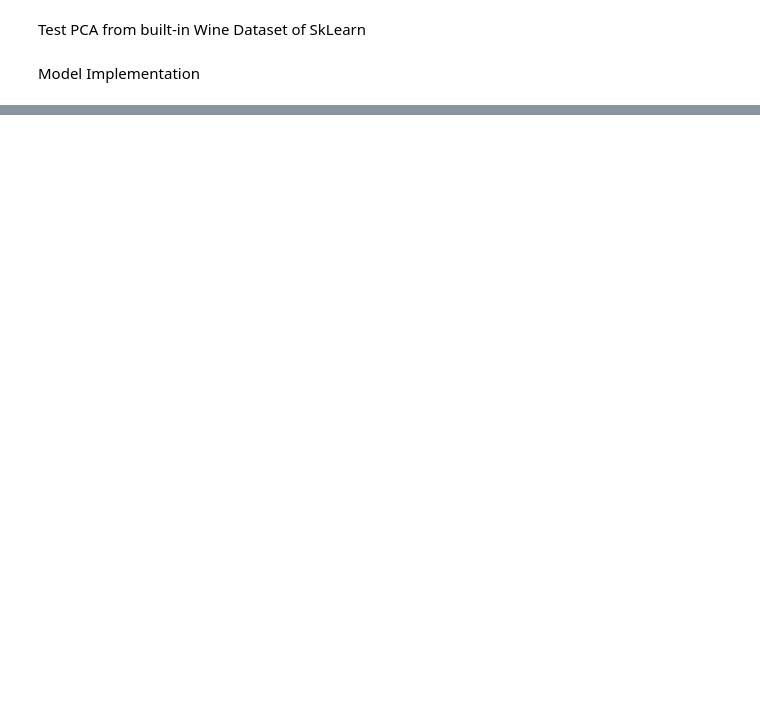
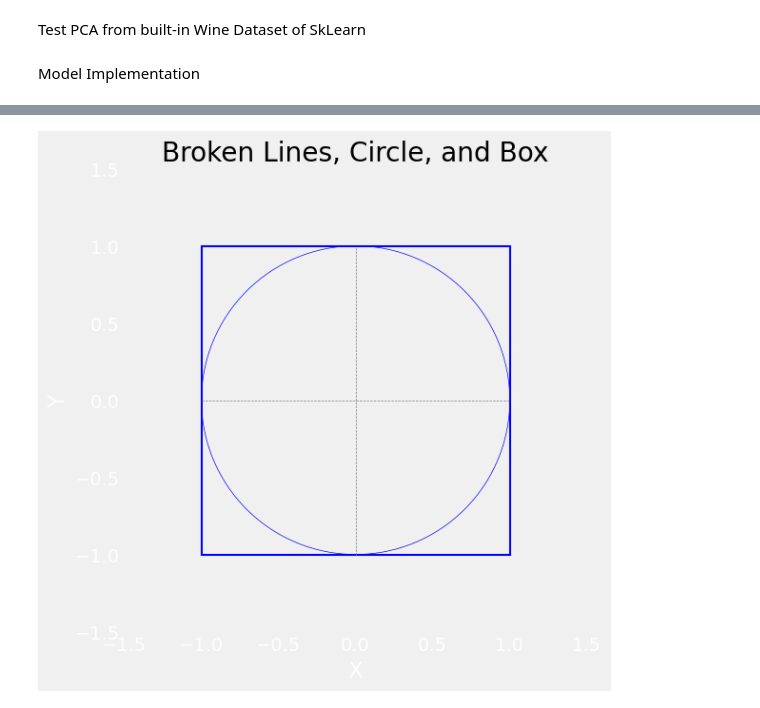
Before and after one commit to bryancastillo10/Machine-Learning-Projects, a Jupyter notebook: 02_PCA/01_wine_demo.ipynb, the cells around one changed output, grey strips where cells are left out. Drawn from its saved outputs; the diff is of its cells as text; code cells hidden in the pictures; blank space fills up the shorter version.

```diff
--- a/02_PCA/01_wine_demo.ipynb
+++ b/02_PCA/01_wine_demo.ipynb
@@ -120,0 +174,33 @@ plt.show()
+# %%
+import matplotlib.pyplot as plt
+
+# Plot the broken lines, circle, and box
+plt.figure(figsize=(6, 6))
+
+# Draw the circle
+circle_radius = 1
+circle = plt.Circle((0, 0), circle_radius, facecolor='none', edgecolor='b')
+plt.gca().add_artist(circle)
+
+# Adjust the size of the box to match the diameter of the circle
+box_width = 2 * circle_radius
+box_height = 2 * circle_radius
+
+# Draw the box
+box = plt.Rectangle((-circle_radius, -circle_radius), box_width, box_height, fill=False, edgecolor='b', linewidth=1.5)
+plt.gca().add_patch(box)
+
+# Draw broken lines across zero of each axis with thinner linewidth
+plt.hlines(0, -circle_radius, circle_radius, linestyles='dashed', colors='gray', linewidth=0.5)
+plt.vlines(0, -circle_radius, circle_radius, linestyles='dashed', colors='gray', linewidth=0.5)
+
+plt.xlim(-1.5, 1.5)  # Adjust the limits for better visualization
+plt.ylim(-1.5, 1.5)  # Adjust the limits for better visualization
+plt.xlabel('X')
+plt.ylabel('Y')
+plt.title('Broken Lines, Circle, and Box',color="black")
+plt.grid()
+plt.gca().set_aspect('equal', adjustable='box')  # Set aspect ratio to equal
+plt.show()
+# %% [output]
+[figure, added]
```
Also changed, not shown: parts of 9 cells of this notebook, 6 other files.
